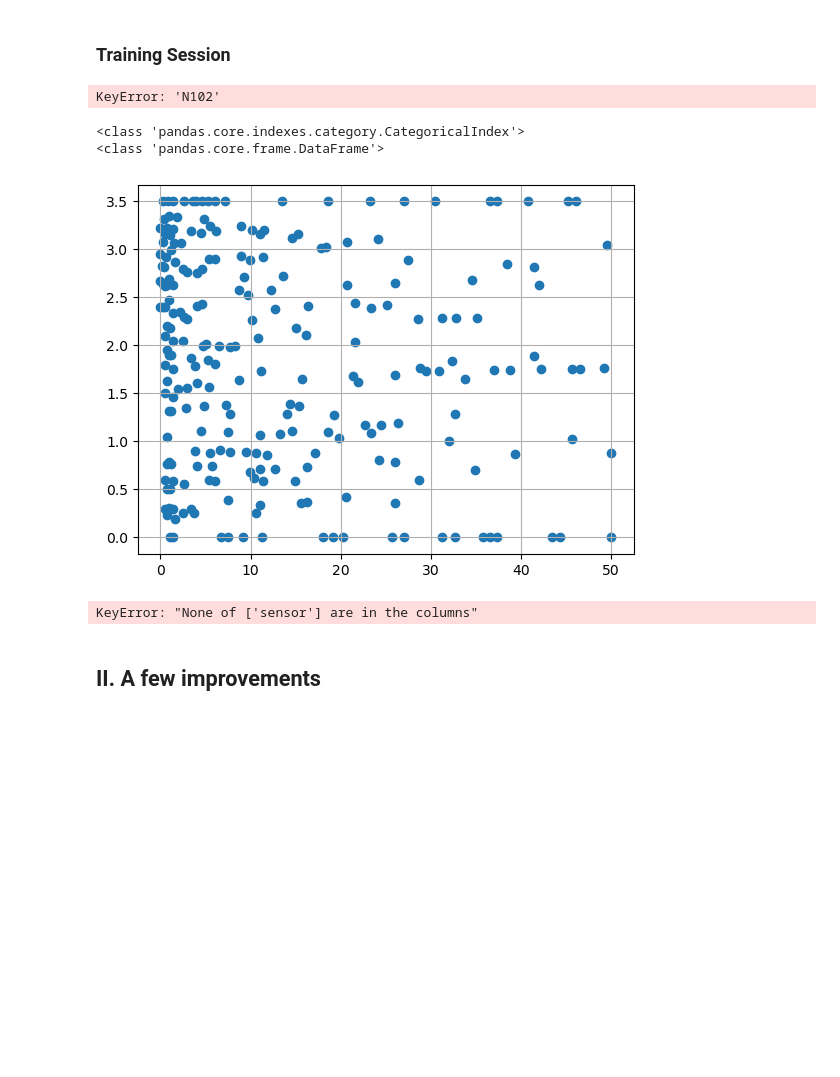
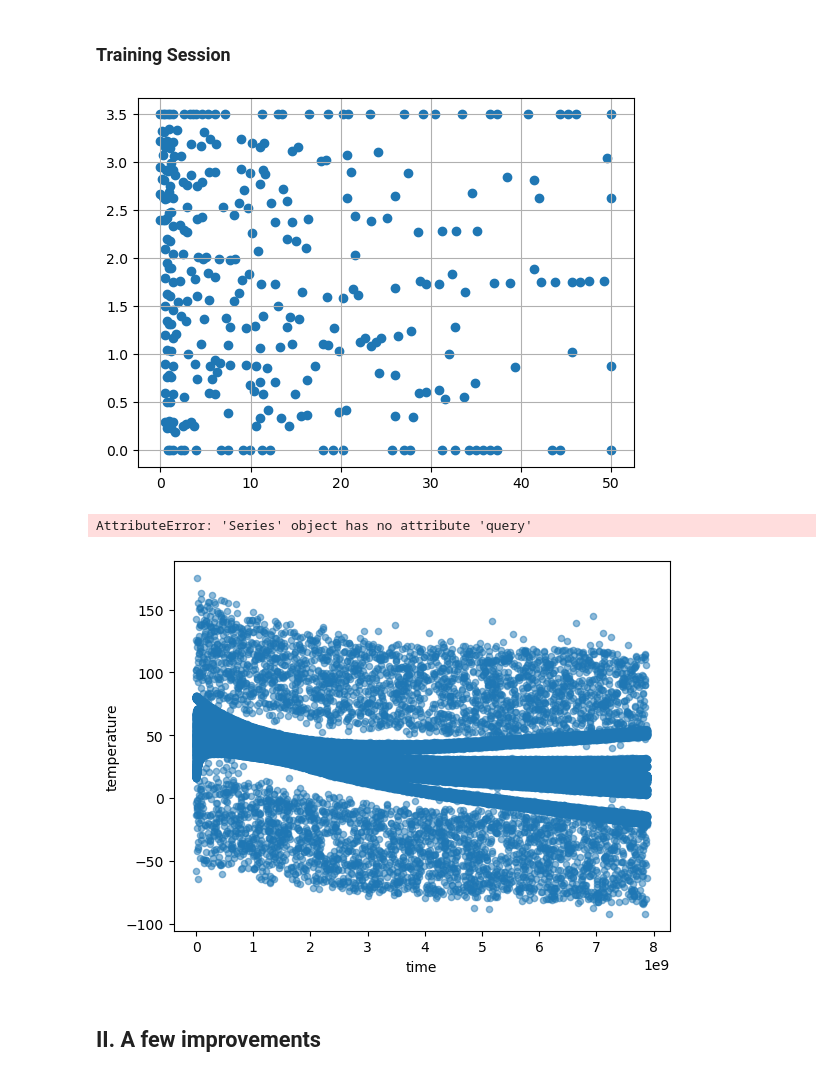
Before and after one commit to Username212305/ML_project_final, a Jupyter notebook: final.ipynb, the cells around one changed output. Drawn from its saved outputs; the diff is of its cells as text; code cells hidden in the pictures; blank space fills up the shorter version.

```diff
--- a/final.ipynb
+++ b/final.ipynb
@@ -263,61 +263,54 @@ def loss(ground_truths: pd.DataFrame, prediction_set: pd.DataFrame) -> float:
 ### Training Session
 # %%
 # Reading data
-training_data=pd.read_parquet("data_parquet_2026/train.parquet").set_index(keys= "sensor")
-sensors = pd.read_parquet("data_parquet_2026/sensors.parquet").drop(columns=["coor_z"]).drop_duplicates().set_index(keys= "sensor")
-test_data = pd.read_parquet("data_parquet_2026/test.parquet").set_index(keys= "sensor")
+training_data=pd.read_parquet("data_parquet_2026/train.parquet")
+sensors = pd.read_parquet("data_parquet_2026/sensors.parquet").drop(columns=["coor_z"]).drop_duplicates()
+test_data = pd.read_parquet("data_parquet_2026/test.parquet")
+sensors.set_index("sensor",inplace=True)
+sensors = sensors.drop(["N2","N277","N927"])
+sensors.reset_index(inplace=True)
 # %%
 """ Ségrégation des profiles"""
-n=int(len(training_data["power"])/len(training_data.index)/3) #27384/3 = 9128
-power1 = training_data.query("sensor =='N0000'")
-power2 = training_data.query("sensor =='N0000'")
-power3 = training_data.query("sensor =='N0000'")
+n=int(training_data["sensor"].shape[0]/training_data["sensor"].unique().shape[0]/3) #27384/3 = 9128
+power1 = []
+power2 = []
+power3 = []
 
-for senso in training_data.index:
-    power1 = pd.concat((power1, training_data[senso][:n]))
-    power2 = pd.concat((power2, training_data[training_data["sensor"] == senso][n+1:2*n]))
-    power3 = pd.concat((power3, training_data[training_data["sensor"] == senso][2*n+1:]))
-
+for senso in training_data["sensor"].unique():
+    power1.append(training_data[training_data["sensor"] == senso][:n])
+    power2.append((training_data[training_data["sensor"] == senso][n:2*n]))
+    power3.append((training_data[training_data["sensor"] == senso][2*n:]))
+power1=pd.concat(power1)
+power2=pd.concat(power2)
+power3=pd.concat(power3)
 #power1.plot.scatter(x="time", y="power", alpha=0.5)
 #power2.plot.scatter(x="time", y="power", alpha=0.5)
 #power3.plot.scatter(x="time", y="power", alpha=0.5)
-# %% [output]
-KeyError: 'N102'
 # %%
-training_data=pd.read_parquet("data_parquet_2026/train.parquet").set_index(keys= "sensor")
-sensors = pd.read_parquet("data_parquet_2026/sensors.parquet").drop(columns=["coor_z"]).drop_duplicates().set_index(keys= "sensor")
-test_data = pd.read_parquet("data_parquet_2026/test.parquet").set_index(keys= "sensor")
-test_sensors = test_data.index.unique()
 
-eggs=training_data.query(" -200 > temperature or temperature > 3000").index
-print(type(eggs))
-
-sensors = sensors.drop(eggs).drop('N2').drop(test_sensors)
-print(type(sensors))
+#print(type(sensors))
 plt.scatter(sensors["coor_x"],sensors["coor_y"])
 plt.grid(True)
 plt.show()
 
-ss=sensors.query("coor_y >= 0 and coor_x <5")
-power1.set_index("sensor",inplace=True)
-p1=power1.loc[ss.index]
+ss = sensors.query("coor_y >= 0 and coor_x <5")["sensor"]
+p1=power1.query("sensor in @ss")
 p1.plot.scatter(x="time",y="temperature",alpha=0.5)
 #p2=power2.query("sensor in @ss.sensor")
 #p2.plot.scatter(x="time",y="temperature",alpha=0.5)
 #p3=power3.query("sensor in @ss.sensor")
 #p3.plot.scatter(x="time",y="temperature",alpha=0.5)
 
 c1=preprocessing(p1)
 c1.plot.scatter(x="time",y="temperature",alpha=0.5)
 #p2=power2.query("sensor in @ss.sensor")
 #p2.plot.scatter(x="time",y="temperature",alpha=0.5)
 #p3=power3.query("sensor in @ss.sensor")
 #p3.plot.scatter(x="time",y="temperature",alpha=0.5)
 # %% [output]
+[figure, new version]
-<class 'pandas.core.indexes.category.CategoricalIndex'>
-<class 'pandas.core.frame.DataFrame'>
+AttributeError: 'Series' object has no attribute 'query'
-[figure, old version]
-KeyError: "None of ['sensor'] are in the columns"
+[figure, added]
 # %%
 """reading data"""
 training_data=pd.read_parquet("data_parquet_2026/train.parquet").set_index(keys= "sensor")
```
Also changed, not shown: parts of 7 cells of this notebook.
